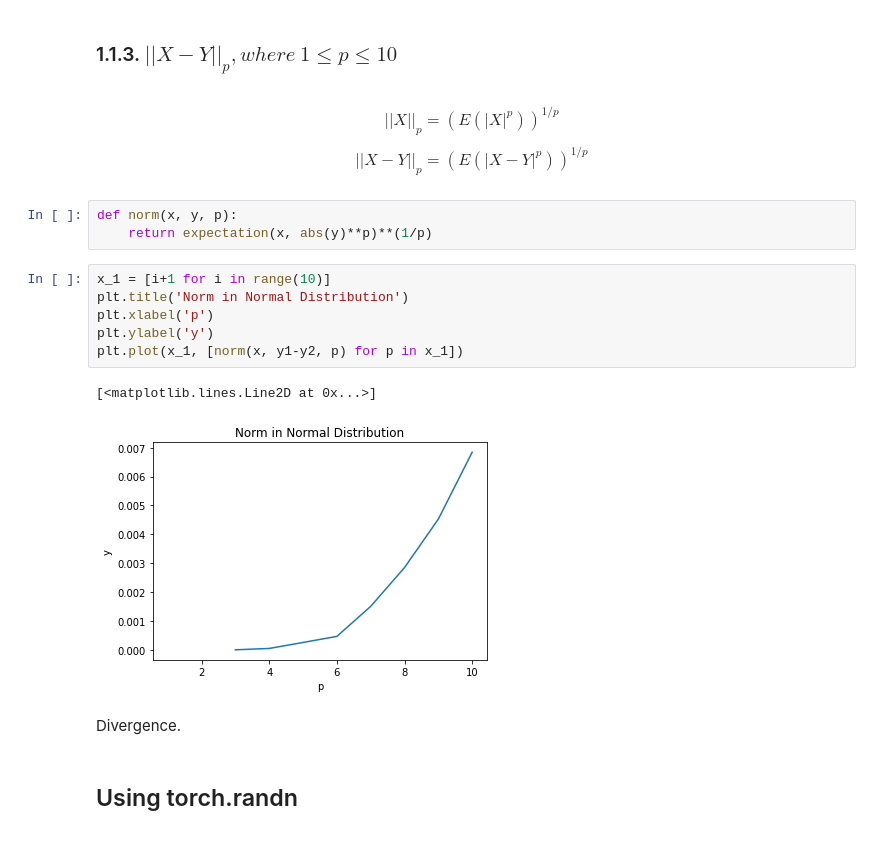
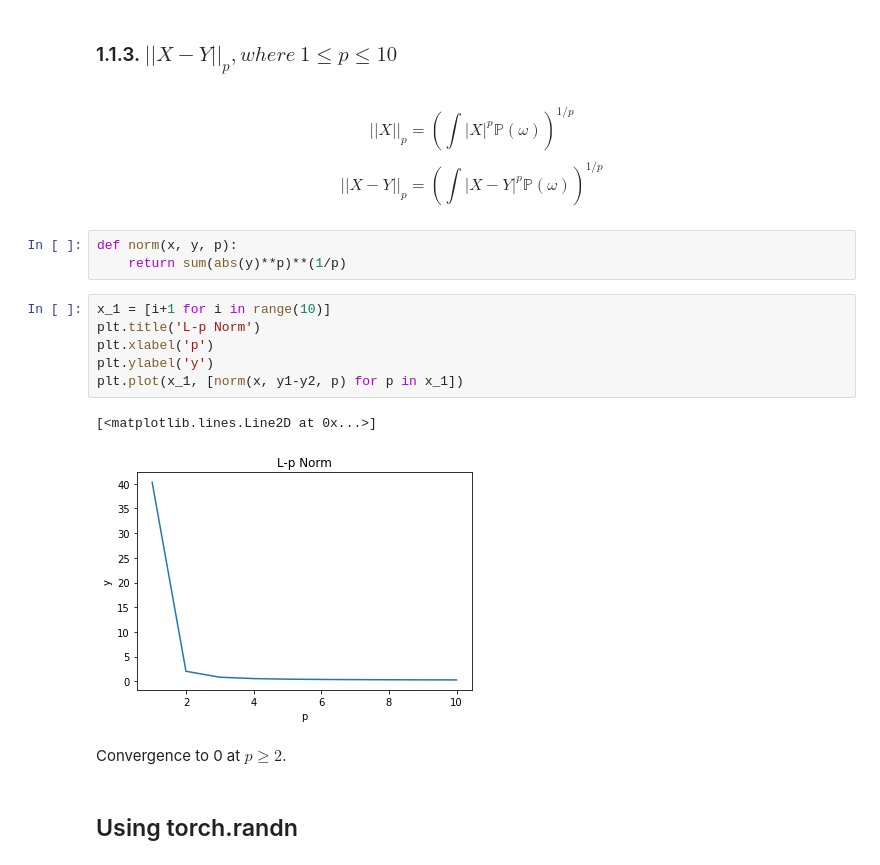
Before and after one commit to icecream126/CVML_ML_Study, a Jupyter notebook: 2021_07_31/Hyeseong/Probabiltiy_Expectation&Distribution_Distance.ipynb, the cells around one changed output. Drawn from its saved outputs; the diff is of its cells as text.

Commit message:
[20210731] Update the norm implementation

```diff
--- a/2021_07_31/Hyeseong/Probabiltiy_Expectation&Distribution_Distance.ipynb
+++ b/2021_07_31/Hyeseong/Probabiltiy_Expectation&Distribution_Distance.ipynb
@@ -63,22 +63,22 @@ E(XY):  -2.863113221422735e-16
 # %% [markdown]
 ### 1.1.3. $||X-Y||_{p}, where \ 1 \leq p \leq 10$
 # %% [markdown]
-$$||X||_{p}=(E(|X|^p))^{1/p}$$
-$$||X-Y||_{p}=(E(|X-Y|^p))^{1/p}$$
+$$||X||_{p}=(\int|X|^p\mathbb{P}(\omega))^{1/p}$$
+$$||X-Y||_{p}=(\int|X-Y|^p\mathbb{P}(\omega))^{1/p}$$
 # %%
 def norm(x, y, p):
-    return expectation(x, abs(y)**p)**(1/p)
+    return sum(abs(y)**p)**(1/p)
 # %%
 x_1 = [i+1 for i in range(10)]
-plt.title('Norm in Normal Distribution')
+plt.title('L-p Norm')
 plt.xlabel('p')
 plt.ylabel('y')
 plt.plot(x_1, [norm(x, y1-y2, p) for p in x_1])
 # %% [output]
 [<matplotlib.lines.Line2D at 0x...>]
-[figure, old version]
+[figure, new version]
-# %% [markdown]
-Divergence.
+# %% [markdown]
+Convergence to 0 at $p\geq 2$.
 # %% [markdown]
 ## Using torch.randn
 # %%
```
